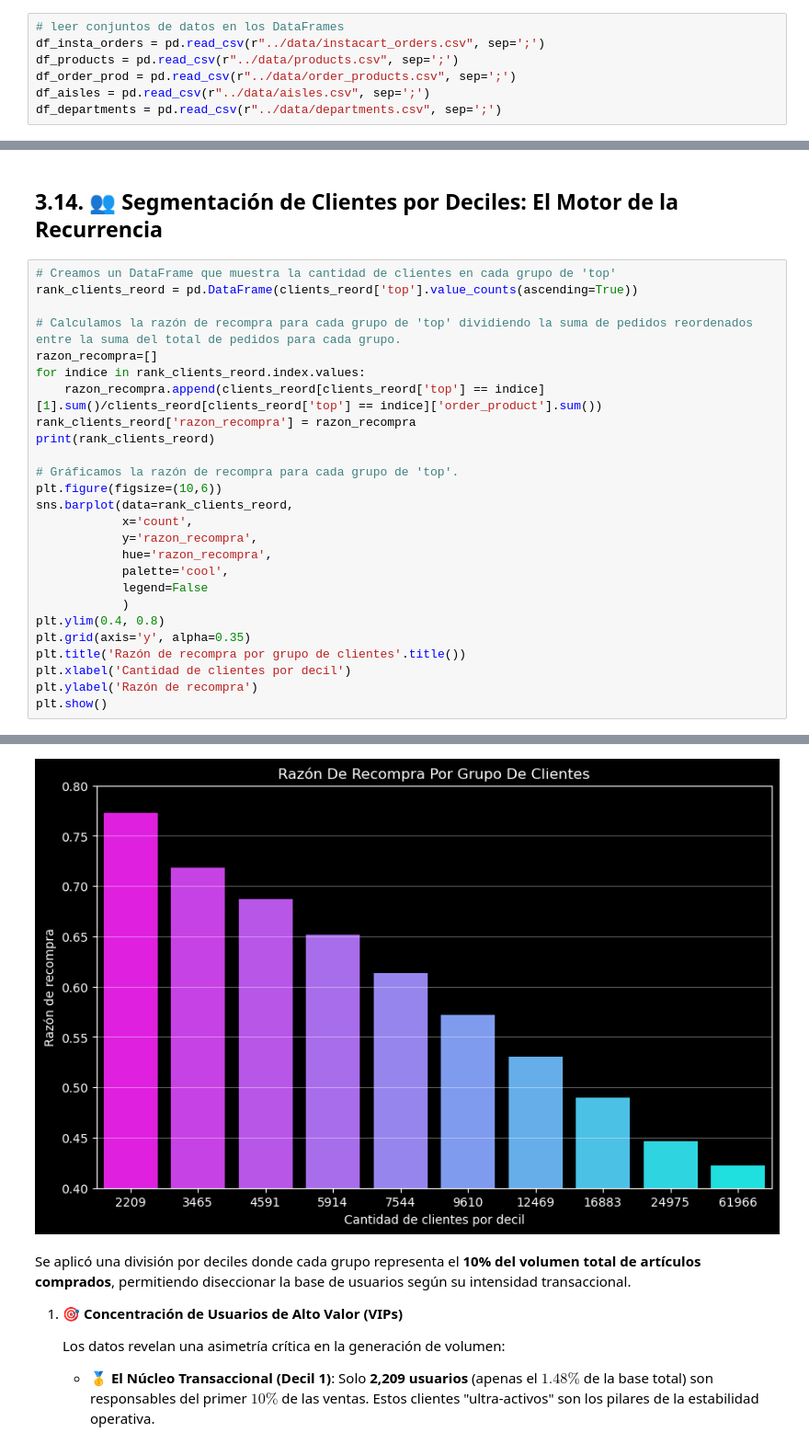
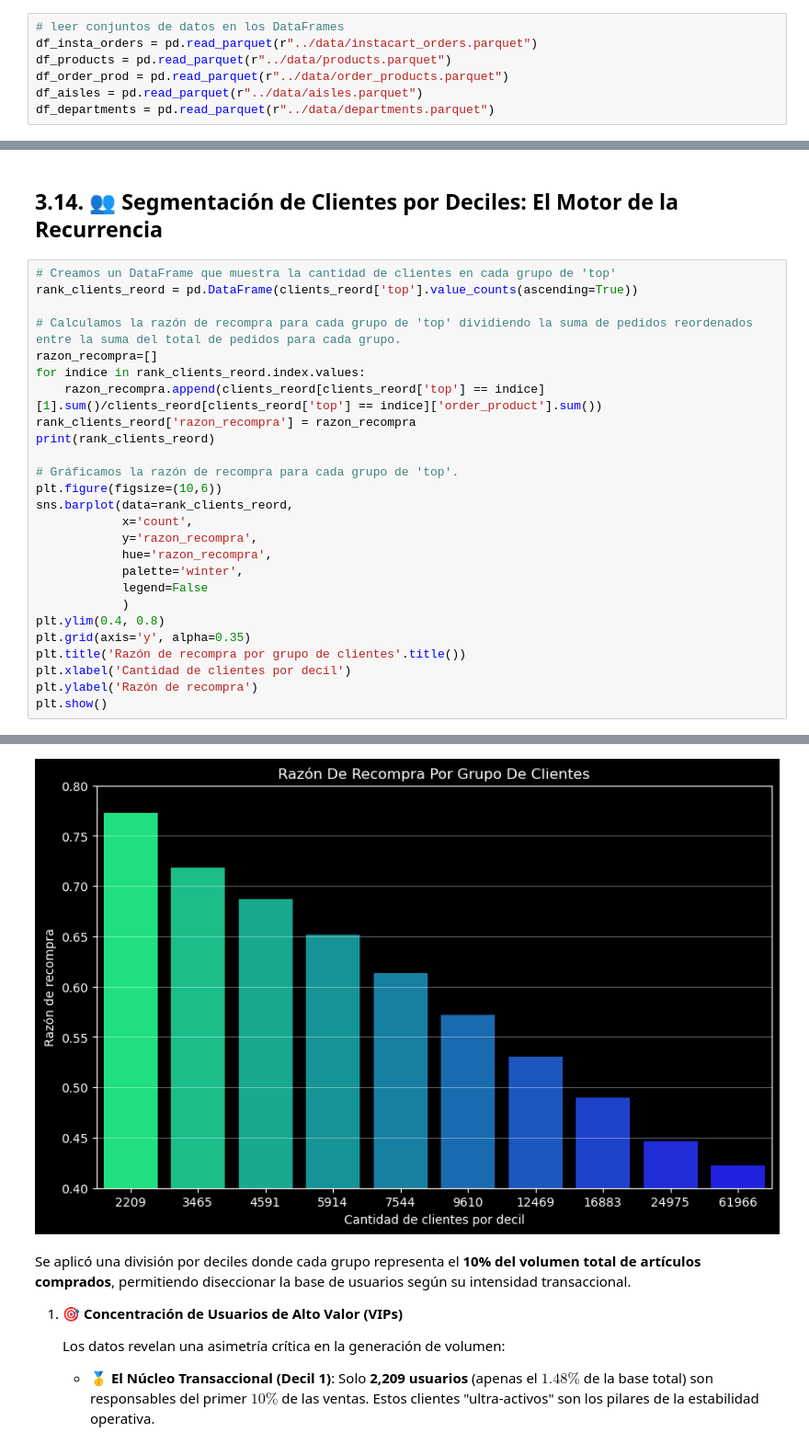
Before and after one commit to DavidVaAc/instacart-market-basket-analysis, a Jupyter notebook: notebooks/instacart_eda_analysis.ipynb, the cells around one changed output, grey strips where cells are left out. Shown at 92% size. Cells and saved outputs as stored; diff of their text form.

Commit message:
Paleta de grafica pareto de cliente cambiada de cool a winter

```diff
--- a/notebooks/instacart_eda_analysis.ipynb
+++ b/notebooks/instacart_eda_analysis.ipynb
@@ -65,11 +65,11 @@ import seaborn as sns
 plt.style.use('dark_background')
 # %%
 # leer conjuntos de datos en los DataFrames
-df_insta_orders = pd.read_csv(r"../data/instacart_orders.csv", sep=';')
-df_products = pd.read_csv(r"../data/products.csv", sep=';')
-df_order_prod = pd.read_csv(r"../data/order_products.csv", sep=';')
-df_aisles = pd.read_csv(r"../data/aisles.csv", sep=';')
-df_departments = pd.read_csv(r"../data/departments.csv", sep=';')
+df_insta_orders = pd.read_parquet(r"../data/instacart_orders.parquet")
+df_products = pd.read_parquet(r"../data/products.parquet")
+df_order_prod = pd.read_parquet(r"../data/order_products.parquet")
+df_aisles = pd.read_parquet(r"../data/aisles.parquet")
+df_departments = pd.read_parquet(r"../data/departments.parquet")
 # %%
 # mostrar información del DataFrame
 df_insta_orders.info()
@@ -1243,35 +1243,35 @@ for indice in rank_clients_reord.index.values:
 rank_clients_reord['razon_recompra'] = razon_recompra
 print(rank_clients_reord)
 
 # Gráficamos la razón de recompra para cada grupo de 'top'.
 plt.figure(figsize=(10,6))
 sns.barplot(data=rank_clients_reord,
             x='count',
             y='razon_recompra',
             hue='razon_recompra',
-            palette='cool',
+            palette='winter',
             legend=False
             )
 plt.ylim(0.4, 0.8)
 plt.grid(axis='y', alpha=0.35)
 plt.title('Razón de recompra por grupo de clientes'.title())
 plt.xlabel('Cantidad de clientes por decil')
 plt.ylabel('Razón de recompra')
 plt.show()
 # %% [output]
      count  razon_recompra
 top
 1     2209        0.772777
 2     3465        0.718506
 3     4591        0.687348
 4     5914        0.651553
 5     7544        0.613278
 6     9610        0.572429
 7    12469        0.530605
 8    16883        0.489788
 9    24975        0.446475
 10   61966        0.422281
-[figure, old version]
+[figure, new version]
 # %% [markdown]
 Se aplicó una división por deciles donde cada grupo representa el **10% del volumen total de artículos comprados**, permitiendo diseccionar la base de usuarios según su intensidad transaccional.
 
```
Also changed, not shown: parts of 6 cells of this notebook.
